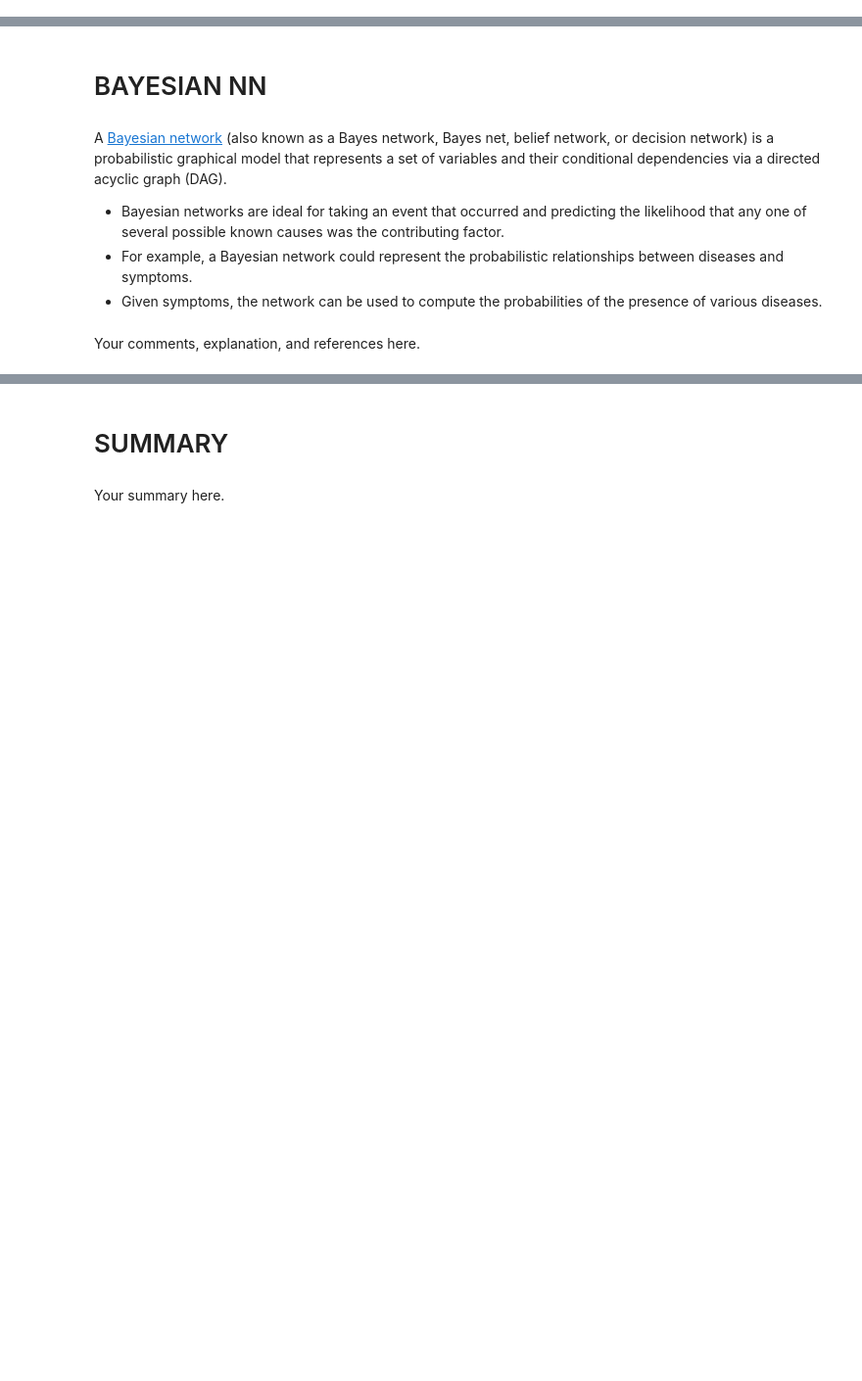
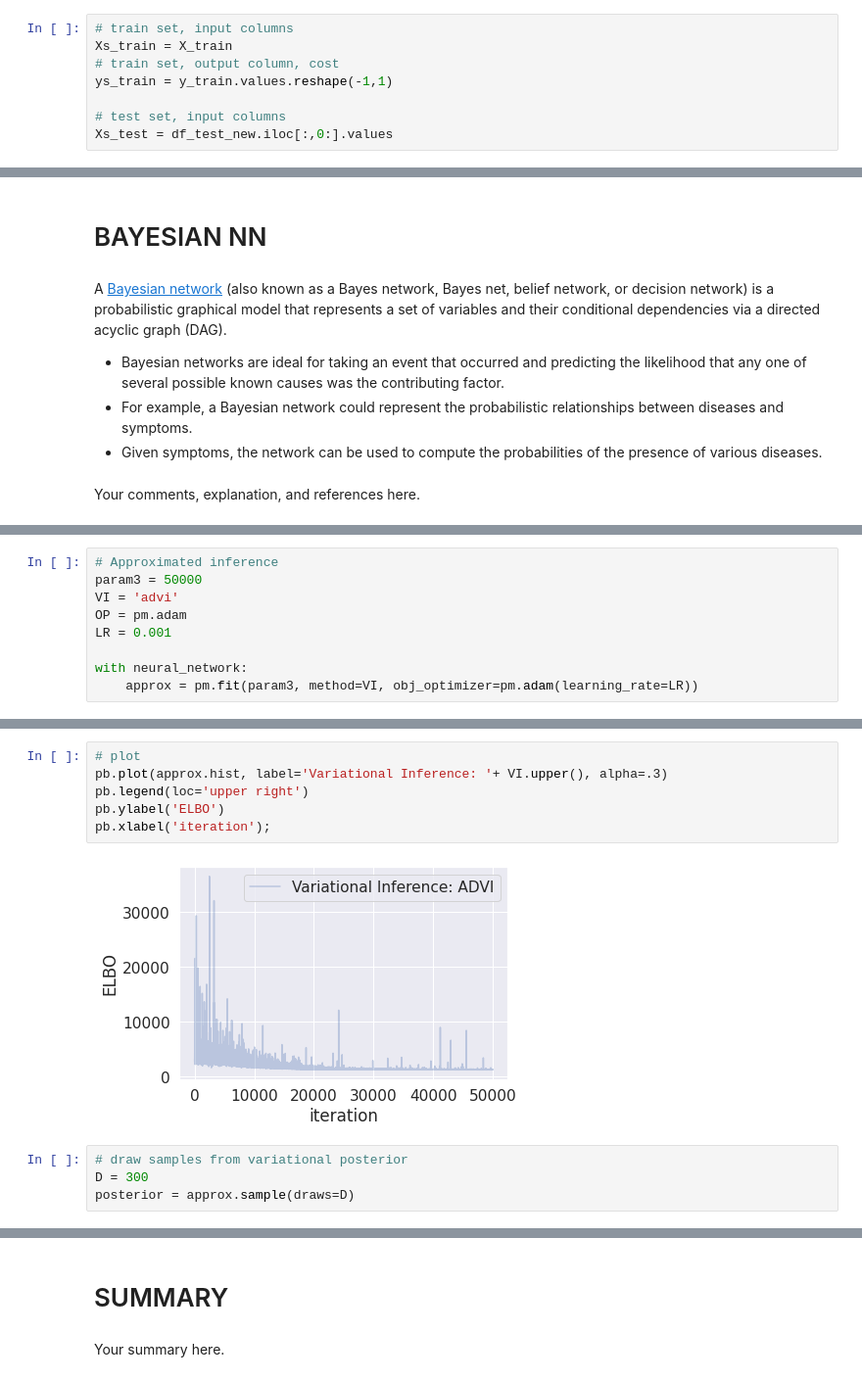
Before and after one commit to davidnol/ET5003_SEM1_2021-2, a Jupyter notebook: ET5003_KaggleCompetition_DavidNolan_20146744.ipynb, the cells around one changed output, grey strips where cells are left out. Shown at 98% size. Cells and saved outputs as stored; diff of their text form; blank space fills up the shorter version.

```diff
--- a/ET5003_KaggleCompetition_DavidNolan_20146744.ipynb
+++ b/ET5003_KaggleCompetition_DavidNolan_20146744.ipynb
@@ -837,6 +882,14 @@ print('Number of nan in df_subset_test dataset: ',df_subset_test.isnull().sum().
 # %% [output]
 Number of nan in df_subset_train dataset:  0
 Number of nan in df_subset_test dataset:  0
+# %%
+# train set, input columns
+Xs_train = X_train
+# train set, output column, cost
+ys_train = y_train.values.reshape(-1,1)
+
+# test set, input columns
+Xs_test = df_test_new.iloc[:,0:].values
 # %%
 # StandardScaler() will normalize the features i.e. each column of X,
 # so, each column/feature/variable will have μ = 0 and σ = 1
@@ -1176,0 +1332,9 @@ Your comments, explanation, and references here.
+# %%
+# Approximated inference
+param3 = 50000
+VI = 'advi'
+OP = pm.adam
+LR = 0.001
+
+with neural_network:
+    approx = pm.fit(param3, method=VI, obj_optimizer=pm.adam(learning_rate=LR))
@@ -1176,0 +1345,12 @@ Your comments, explanation, and references here.
+# %%
+# plot
+pb.plot(approx.hist, label='Variational Inference: '+ VI.upper(), alpha=.3)
+pb.legend(loc='upper right')
+pb.ylabel('ELBO')
+pb.xlabel('iteration');
+# %% [output]
+[figure, added]
+# %%
+# draw samples from variational posterior
+D = 300
+posterior = approx.sample(draws=D)
```
Also changed, not shown: parts of 51 cells of this notebook.
